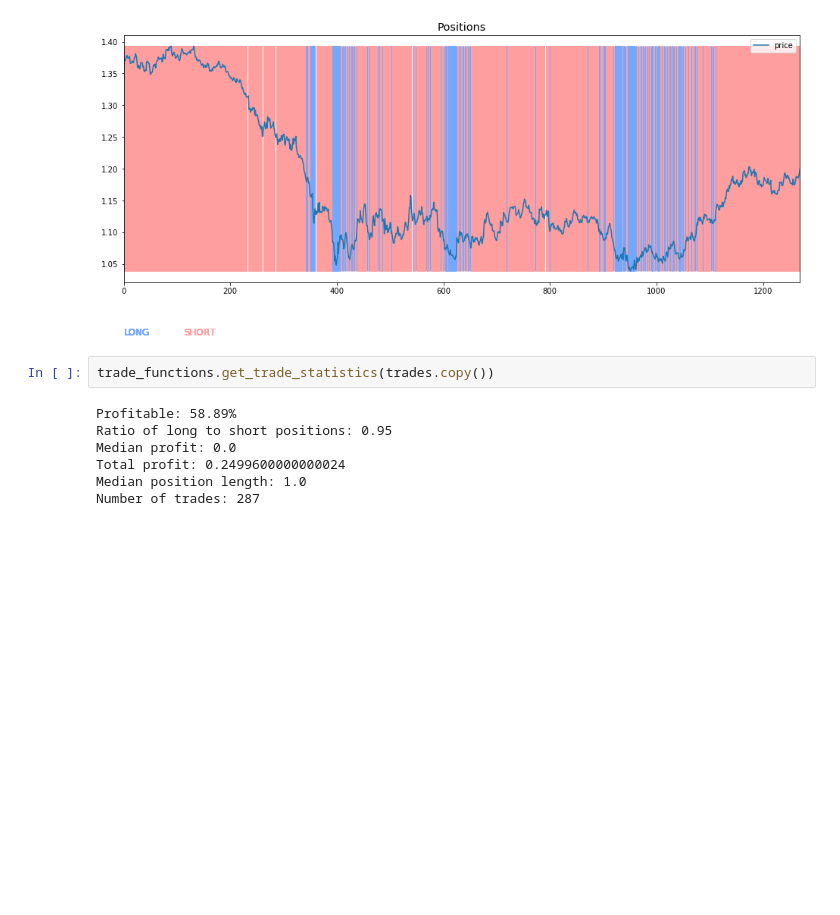
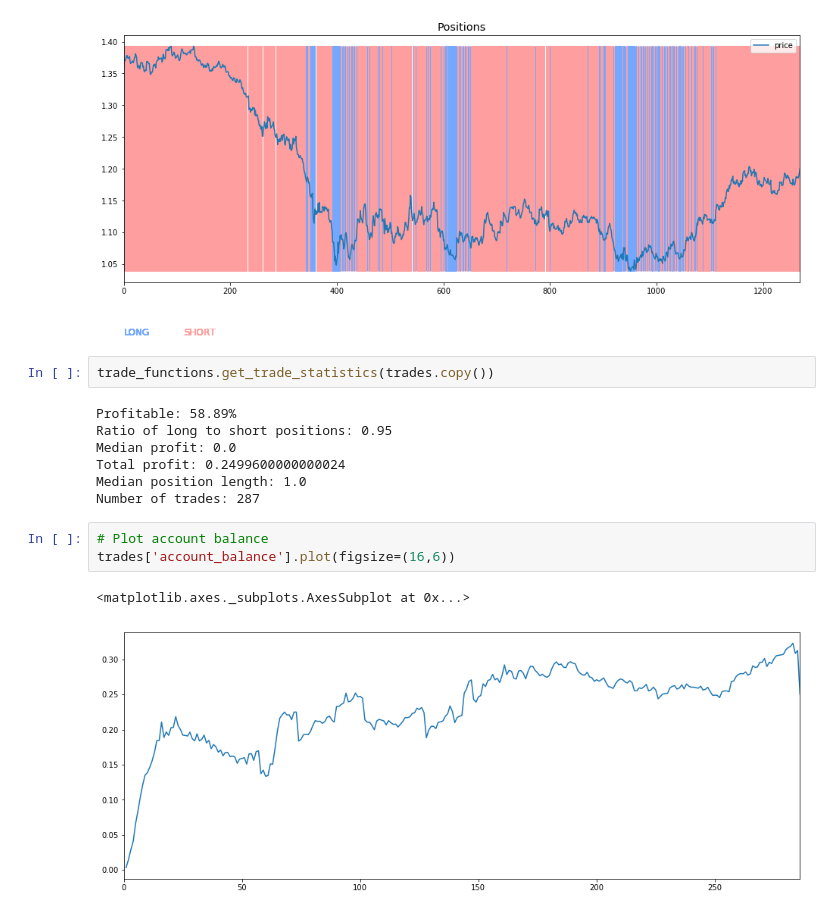
Before and after one commit to FutureSharks/ml-finance, a Jupyter notebook: examples/8-deep-q-forex/24h.ipynb, the cells around one changed output. Cells and saved outputs as stored; diff of their text form; blank space fills up the shorter version.

```diff
--- a/examples/8-deep-q-forex/24h.ipynb
+++ b/examples/8-deep-q-forex/24h.ipynb
@@ -236,3 +236,9 @@ Median profit: 0.0
 Total profit: 0.2499600000000024
 Median position length: 1.0
 Number of trades: 287
+# %%
+# Plot account balance
+trades['account_balance'].plot(figsize=(16,6))
+# %% [output]
+<matplotlib.axes._subplots.AxesSubplot at 0x...>
+[figure, added]
```
Also changed, not shown: parts of 2 cells of this notebook, 9 other files.
